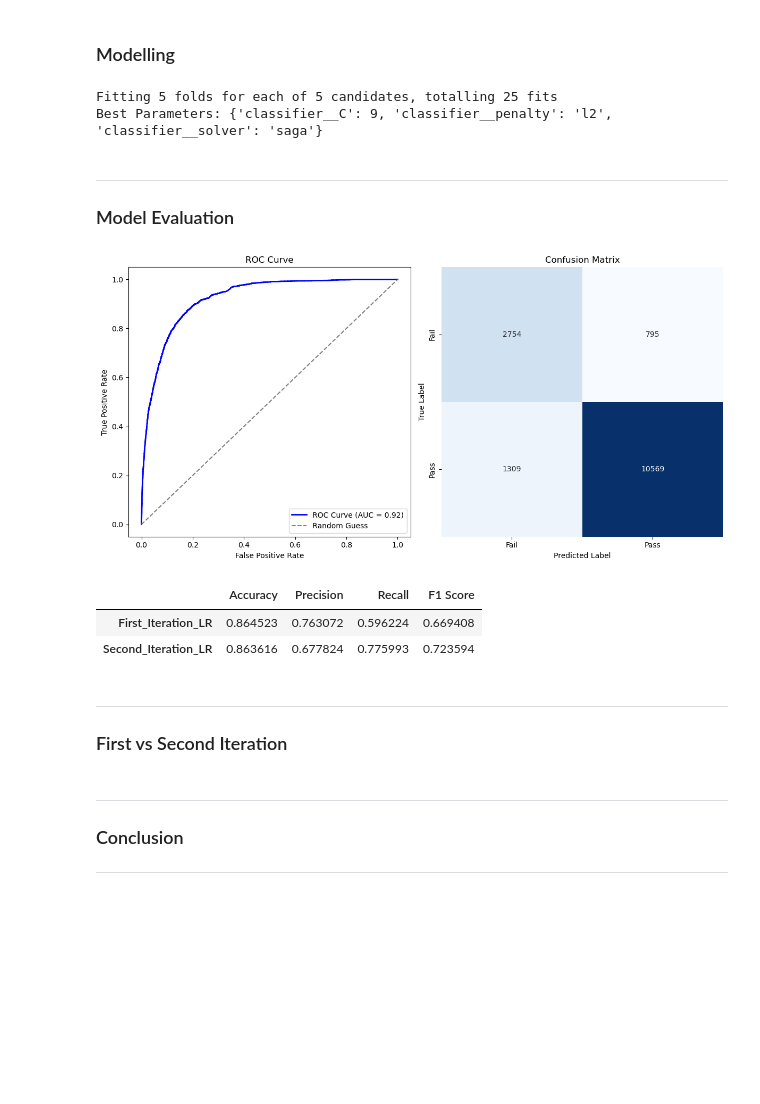
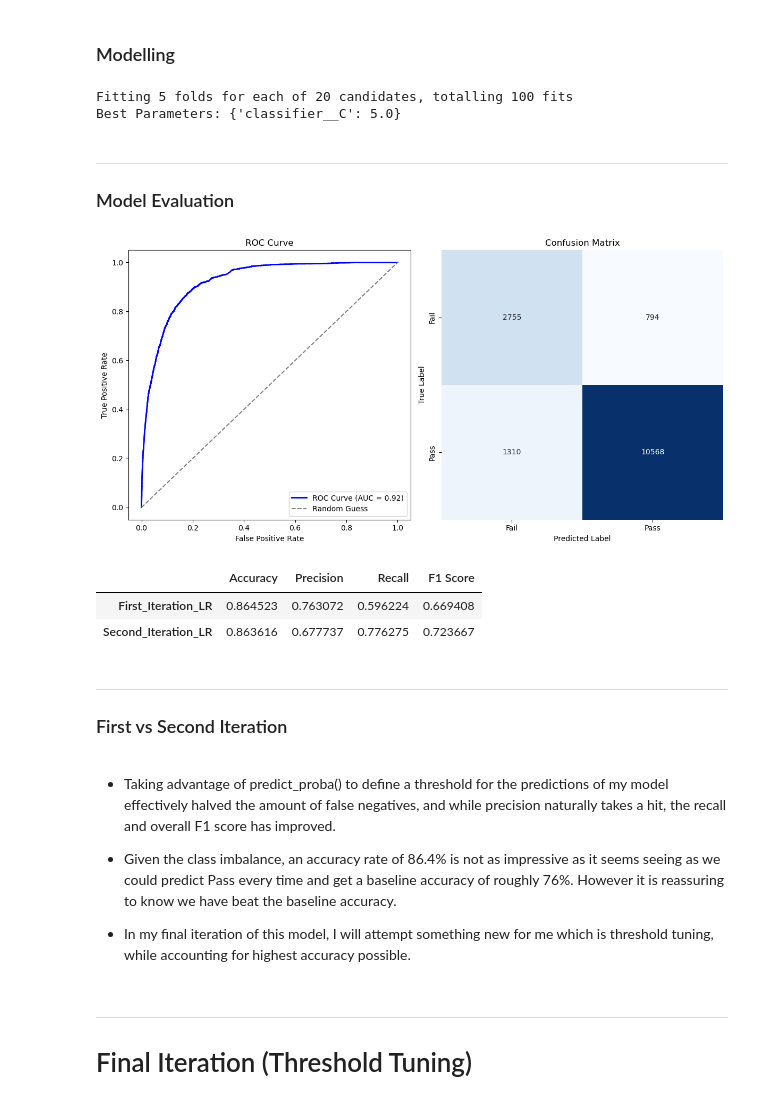
Before and after one commit to CharlesCro/food-inspections, a Jupyter notebook: code/notebooks/02_modelling.ipynb, the cells around one changed output. Drawn from its saved outputs; the diff is of its cells as text; code cells hidden in the pictures; blank space fills up the shorter version.

```diff
--- a/code/notebooks/02_modelling.ipynb
+++ b/code/notebooks/02_modelling.ipynb
@@ -216,16 +216,16 @@ pipeline = Pipeline([
 # Hyperparameter tuning with GridSearchCV
 param_grid = {
     'classifier__C': [.001, .01, .1, 1, 10, 100, 1000],
-    'classifier__penalty': ['l2', None],
-    'classifier__solver': ['saga', 'lbfgs']
+    'classifier__penalty': ['l2', 'l2'],
+    'classifier__solver': ['saga', 'liblinear']
 }
 
-grid_search = GridSearchCV(pipeline, param_grid, cv = 5, scoring = 'recall', verbose = 1, n_jobs = -1)
-grid_search.fit(X_train, y_train)
+grid_search_1 = GridSearchCV(pipeline_1, param_grid, cv = 5, scoring = 'recall', verbose = 1, n_jobs = -1)
+grid_search_1.fit(X_train, y_train)
 
 # Best model
-model = grid_search.best_estimator_
-print(f'Best Parameters: {grid_search.best_params_}')
+model_1 = grid_search_1.best_estimator_
+print(f'Best Parameters: {grid_search_1.best_params_}')
 # %% [output]
 Fitting 5 folds for each of 28 candidates, totalling 140 fits
 Best Parameters: {'classifier__C': 10, 'classifier__penalty': 'l2', 'classifier__solver': 'saga'}
@@ -234,7 +234,7 @@ Best Parameters: {'classifier__C': 10, 'classifier__penalty': 'l2', 'classifier_
 ### Model Evaluation
 # %%
 # Evaluation
-model_results.loc['First_Iteration_LR'] = evaluate_model(model, X_test, y_test) # default threshold of 0.5
+model_results.loc['First_Iteration_LR'] = evaluate_model(model_1, X_test, y_test) # default threshold of 0.5
 model_results
 # %% [output]
 [figure]
@@ -294,43 +294,44 @@ coeffs.head(10)
 # Model pipeline
 pipeline = Pipeline([
     ('preprocessor', preprocessor),
-    ('classifier', LogisticRegression(max_iter = 1000, random_state = 42))
+    ('classifier', LogisticRegression(penalty = 'l2', solver = 'saga', max_iter = 1000, random_state = 42))
 ])
 # %%
-# Moving forward with saga solver and l2 loss function that was chosen by first gridsearch, fine tuning most optimal alpha
+# Searching optimal alpha
 param_grid = {
-    'classifier__C': [9, 9.5, 10, 10.5, 11],
-    'classifier__penalty': ['l2'],
-    'classifier__solver': ['saga']
+    'classifier__C': np.linspace(1, 20, 20),
 }
 
-grid_search = GridSearchCV(pipeline, param_grid, cv = 5, scoring = 'recall', verbose = 1, n_jobs = -1)
-grid_search.fit(X_train, y_train)
+grid_search_2 = GridSearchCV(pipeline, param_grid, cv = 5, scoring = 'recall', verbose = 1, n_jobs = -1)
+grid_search_2.fit(X_train, y_train)
 
 # Best model
-model = grid_search.best_estimator_
-print(f'Best Parameters: {grid_search.best_params_}')
+model_2 = grid_search_2.best_estimator_
+print(f'Best Parameters: {grid_search_2.best_params_}')
 # %% [output]
-Fitting 5 folds for each of 5 candidates, totalling 25 fits
-Best Parameters: {'classifier__C': 9, 'classifier__penalty': 'l2', 'classifier__solver': 'saga'}
+Fitting 5 folds for each of 20 candidates, totalling 100 fits
+Best Parameters: {'classifier__C': 5.0}
 # %% [markdown]
 ---
 ### Model Evaluation
 # %%
 # Evaluation
-model_results.loc['Second_Iteration_LR'] = evaluate_model(model, X_test, y_test, threshold = 0.3) # changing threshold in hopes of improving recall
+model_results.loc['Second_Iteration_LR'] = evaluate_model(model_2, X_test, y_test, threshold = 0.3) # changing threshold in hopes of improving recall
 model_results
 # %% [output]
 [figure]
 |  | Accuracy | Precision | Recall | F1 Score |
 | First_Iteration_LR | 0.864523 | 0.763072 | 0.596224 | 0.669408 |
-| Second_Iteration_LR | 0.863616 | 0.677824 | 0.775993 | 0.723594 |
+| Second_Iteration_LR | 0.863616 | 0.677737 | 0.776275 | 0.723667 |
 # %% [markdown]
 ---
 ### First vs Second Iteration
-# %% [markdown]
----
-### Conclusion
-
-
----
+# %% [markdown]
+- Taking advantage of predict_proba() to define a threshold for the predictions of my model effectively halved the amount of false negatives, and while precision naturally takes a hit, the recall and overall F1 score has improved.
+
+- Given the class imbalance, an accuracy rate of 86.4% is not as impressive as it seems seeing as we could predict Pass every time and get a baseline accuracy of roughly 76%. However it is reassuring to know we have beat the baseline accuracy.
+
+- In my final iteration of this model, I will attempt something new for me which is threshold tuning, while accounting for highest accuracy possible.
+# %% [markdown]
+---
+# Final Iteration (Threshold Tuning)
```
Also changed, not shown: parts of 9 cells of this notebook, 2 other files.
